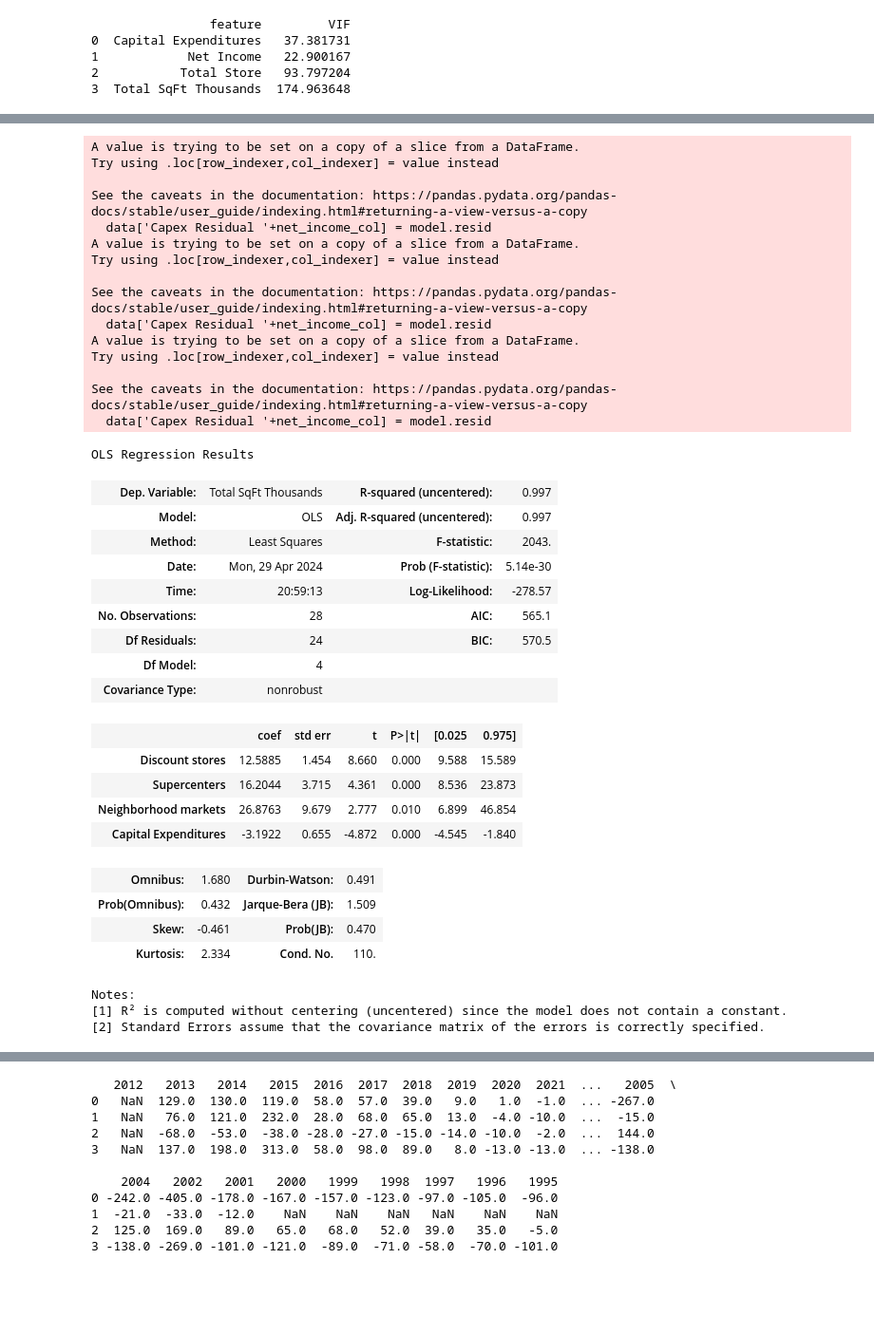
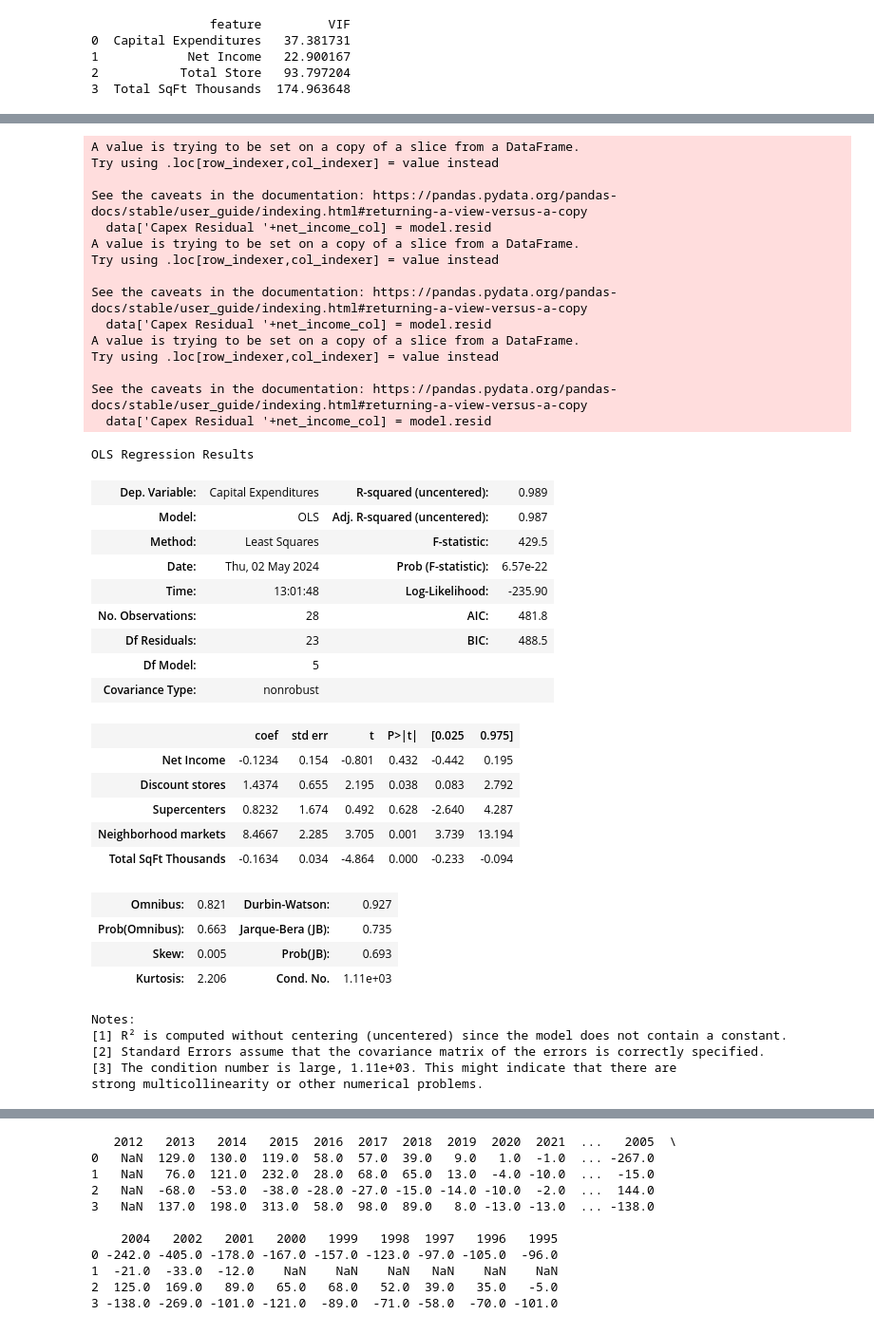
Before and after one commit to msinmalk/neighbourhood-market-expansion, a Jupyter notebook: CapExCosting.ipynb, the cells around one changed output, grey strips where cells are left out. Shown: that part at 95% size. Saved outputs shown, nothing was run; the diff lists cells and outputs as text; code cells hidden in the pictures; blank space fills up the shorter version.

```diff
--- a/CapExCosting.ipynb
+++ b/CapExCosting.ipynb
@@ -240,16 +221,17 @@ from statsmodels.stats.outliers_influence import variance_inflation_factor
 # Convert all columns to numeric, setting errors='coerce' will convert non-convertible types to NaN
 
 
-merge_inner_numeric = merge_data_inner.apply(pd.to_numeric, errors='coerce')
+
 merge_left_numeric = merge_data_left.apply(pd.to_numeric, errors='coerce')
 
-merge_left_numeric.index = pd.to_datetime(merge_left_select.index, format='%Y', errors='coerce')
+merge_left_numeric.index = pd.to_datetime(merge_left_numeric.index, format='%Y', errors='coerce')
 merge_left_numeric.interpolate(method='linear', fill_value="extrapolate", limit_direction="both",inplace=True)
 merge_left_numeric.isna().any(axis='columns')
 
 
 # merge_inner_select = merge_inner_numeric[['Capital Expenditures', 'Net Income', 'Total Store', 'Total SqFt Thousands']]
 merge_left_select = merge_left_numeric[['Capital Expenditures', 'Net Income', 'Total Store', 'Total SqFt Thousands']]
+full_store_dist = merge_left_numeric[['Neighborhood markets', 'Discount stores', 'Supercenters', 'Total Store', 'Total SqFt Thousands']]
 
 merge_left_select.index = pd.to_datetime(merge_left_select.index, format='%Y', errors='coerce')
 merge_left_select.interpolate(method='linear', fill_value="extrapolate", limit_direction="both",inplace=True)
@@ -257,6 +239,7 @@ merge_left_select.isna().any(axis='columns')
 
 # Check your data
 merge_left_select
+full_store_dist
 # %% [output]
 A value is trying to be set on a copy of a slice from a DataFrame
 
@@ -373,10 +356,10 @@ def perform_ols_regression(data, predictors, response):
     model = sm.OLS(y, X).fit()
 
     # Returning the summary of the model
-    return model.summary()
+    return model
 
-perform_ols_regression(merge_left_numeric,['Net Income','Discount stores','Supercenters','Neighborhood markets','Total SqFt Thousands'], 'Capital Expenditures')
-perform_ols_regression(merge_left_numeric,['Discount stores','Supercenters','Neighborhood markets','Capital Expenditures'], 'Total SqFt Thousands')
+model1= perform_ols_regression(merge_left_numeric,['Net Income','Discount stores','Supercenters','Neighborhood markets','Total SqFt Thousands'], 'Capital Expenditures')
+model2= perform_ols_regression(merge_left_numeric,['Discount stores','Supercenters','Neighborhood markets','Capital Expenditures'], 'Total SqFt Thousands')
 
 #merge_left_select[['Capital Expenditures']]
 # %% [output]
@@ -390,48 +373,51 @@ Time:                          20:59:13   Log-Likelihood:
 No. Observations:                    28   AIC:                                      519.0
 Df Residuals:                        27   BIC:                                      520.3
 Df Model:                             1
 Covariance Type:              nonrobust
 ==============================================================================
 ... (59 lines left out)
 
 Notes:
 [1] R² is computed without centering (uncentered) since the model does not contain a constant.
 [2] Standard Errors assume that the covariance matrix of the errors is correctly specified.
 A value is trying to be set on a copy of a slice from a DataFrame.
 Try using .loc[row_indexer,col_indexer] = value instead
 
 See the caveats in the documentation: https://pandas.pydata.org/pandas-docs/stable/user_guide/indexing.html#returning-a-view-versus-a-copy
   data['Capex Residual '+net_income_col] = model.resid
 A value is trying to be set on a copy of a slice from a DataFrame.
 Try using .loc[row_indexer,col_indexer] = value instead
 
 See the caveats in the documentation: https://pandas.pydata.org/pandas-docs/stable/user_guide/indexing.html#returning-a-view-versus-a-copy
   data['Capex Residual '+net_income_col] = model.resid
 A value is trying to be set on a copy of a slice from a DataFrame.
 Try using .loc[row_indexer,col_indexer] = value instead
 
 See the caveats in the documentation: https://pandas.pydata.org/pandas-docs/stable/user_guide/indexing.html#returning-a-view-versus-a-copy
   data['Capex Residual '+net_income_col] = model.resid
 OLS Regression Results
-| Dep. Variable: | Total SqFt Thousands | R-squared (uncentered): | 0.997 |
-| Model: | OLS | Adj. R-squared (uncentered): | 0.997 |
-| Method: | Least Squares | F-statistic: | 2043. |
-| Date: | Mon, 29 Apr 2024 | Prob (F-statistic): | 5.14e-30 |
-| Time: | 20:59:13 | Log-Likelihood: | -278.57 |
-| No. Observations: | 28 | AIC: | 565.1 |
-| Df Residuals: | 24 | BIC: | 570.5 |
-| Df Model: | 4 |  |  |
+| Dep. Variable: | Capital Expenditures | R-squared (uncentered): | 0.989 |
+| Model: | OLS | Adj. R-squared (uncentered): | 0.987 |
+| Method: | Least Squares | F-statistic: | 429.5 |
+| Date: | Thu, 02 May 2024 | Prob (F-statistic): | 6.57e-22 |
+| Time: | 13:01:48 | Log-Likelihood: | -235.90 |
+| No. Observations: | 28 | AIC: | 481.8 |
+| Df Residuals: | 23 | BIC: | 488.5 |
+| Df Model: | 5 |  |  |
 | Covariance Type: | nonrobust |  |  |
 |  | coef | std err | t | P>|t| | [0.025 | 0.975] |
-| Discount stores | 12.5885 | 1.454 | 8.660 | 0.000 | 9.588 | 15.589 |
-| Supercenters | 16.2044 | 3.715 | 4.361 | 0.000 | 8.536 | 23.873 |
-| Neighborhood markets | 26.8763 | 9.679 | 2.777 | 0.010 | 6.899 | 46.854 |
-| Capital Expenditures | -3.1922 | 0.655 | -4.872 | 0.000 | -4.545 | -1.840 |
+| Net Income | -0.1234 | 0.154 | -0.801 | 0.432 | -0.442 | 0.195 |
+| Discount stores | 1.4374 | 0.655 | 2.195 | 0.038 | 0.083 | 2.792 |
+| Supercenters | 0.8232 | 1.674 | 0.492 | 0.628 | -2.640 | 4.287 |
+| Neighborhood markets | 8.4667 | 2.285 | 3.705 | 0.001 | 3.739 | 13.194 |
+| Total SqFt Thousands | -0.1634 | 0.034 | -4.864 | 0.000 | -0.233 | -0.094 |
-| Omnibus: | 1.680 | Durbin-Watson: | 0.491 |
-| Prob(Omnibus): | 0.432 | Jarque-Bera (JB): | 1.509 |
-| Skew: | -0.461 | Prob(JB): | 0.470 |
-| Kurtosis: | 2.334 | Cond. No. | 110. |
+| Omnibus: | 0.821 | Durbin-Watson: | 0.927 |
+| Prob(Omnibus): | 0.663 | Jarque-Bera (JB): | 0.735 |
+| Skew: | 0.005 | Prob(JB): | 0.693 |
+| Kurtosis: | 2.206 | Cond. No. | 1.11e+03 |
 Notes:
 [1] R² is computed without centering (uncentered) since the model does not contain a constant.
 [2] Standard Errors assume that the covariance matrix of the errors is correctly specified.
+[3] The condition number is large, 1.11e+03. This might indicate that there are
+strong multicollinearity or other numerical problems.
 # %%
```
Also changed, not shown: parts of 10 cells of this notebook, 6 other files.
